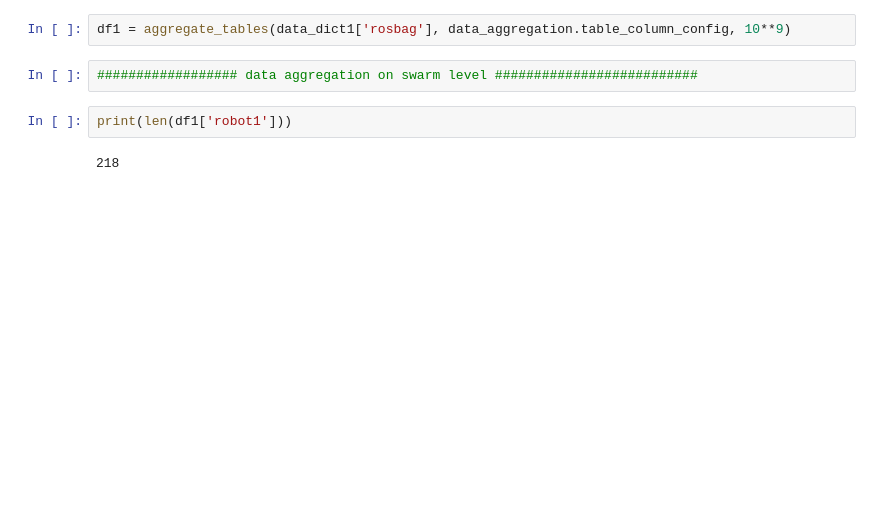
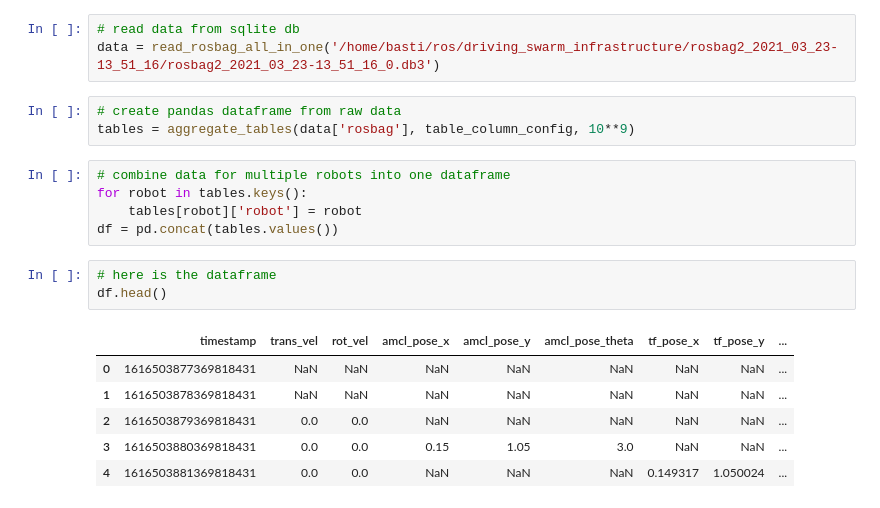
Before and after one commit to ovgu-FINken/driving_swarm_infrastructure, a Jupyter notebook: wiki_assets/example_evaluation.ipynb, the cells around one changed output. Saved outputs shown, nothing was run; the diff lists cells and outputs as text; blank space fills up the shorter version.

Commit message:
improving experiment measurement
* new config for path following experiment
* new minimal example for ipython notebook
* packageing of experiment_measurement.config

```diff
--- a/wiki_assets/example_evaluation.ipynb
+++ b/wiki_assets/example_evaluation.ipynb
@@ -25,8 +8,21 @@ data_aggregation = __import__("config." + config, fromlist=[None])
+# %%
+# read data from sqlite db
+data = read_rosbag_all_in_one('/home/basti/ros/driving_swarm_infrastructure/rosbag2_2021_03_23-13_51_16/rosbag2_2021_03_23-13_51_16_0.db3')
 # %%
-df1 = aggregate_tables(data_dict1['rosbag'], data_aggregation.table_column_config, 10**9)
+# create pandas dataframe from raw data
+tables = aggregate_tables(data['rosbag'], table_column_config, 10**9)
-# %%
-################## data aggregation on swarm level ##########################
-# %%
-print(len(df1['robot1']))
-# %% [output]
-218
+# %%
+# combine data for multiple robots into one dataframe
+for robot in tables.keys():
+    tables[robot]['robot'] = robot
+df = pd.concat(tables.values())
+# %%
+# here is the dataframe
+df.head()
+# %% [output]
+|  | timestamp | trans_vel | rot_vel | amcl_pose_x | amcl_pose_y | amcl_pose_theta | tf_pose_x | tf_pose_y | ... |
+| 0 | 1616503877369818431 | NaN | NaN | NaN | NaN | NaN | NaN | NaN | ... |
+| 1 | 1616503878369818431 | NaN | NaN | NaN | NaN | NaN | NaN | NaN | ... |
+| 2 | 1616503879369818431 | 0.0 | 0.0 | NaN | NaN | NaN | NaN | NaN | ... |
+| 3 | 1616503880369818431 | 0.0 | 0.0 | 0.15 | 1.05 | 3.0 | NaN | NaN | ... |
+| 4 | 1616503881369818431 | 0.0 | 0.0 | NaN | NaN | NaN | 0.149317 | 1.050024 | ... |
```
Also changed, not shown: parts of 7 cells of this notebook, 8 other files.
